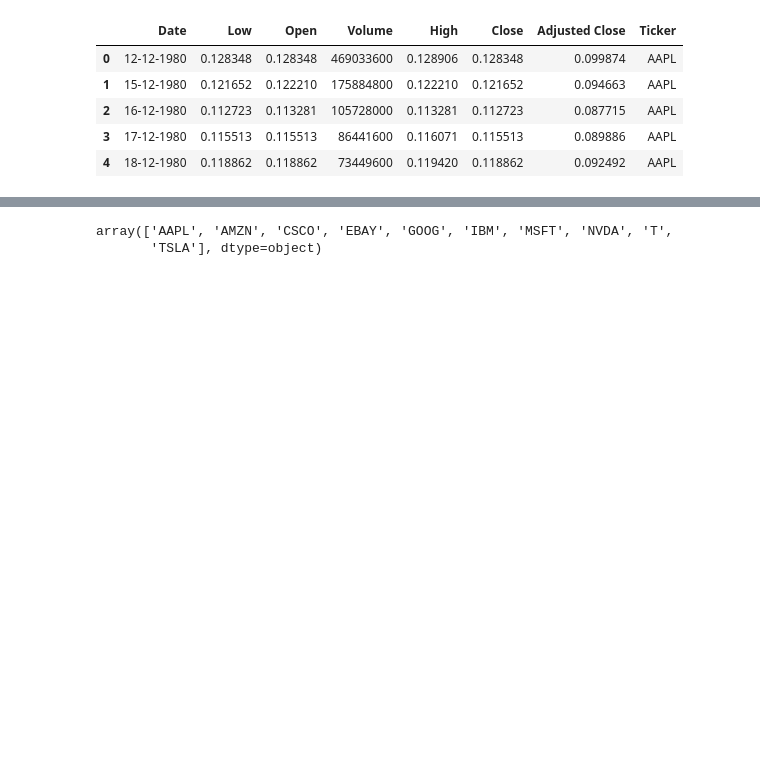
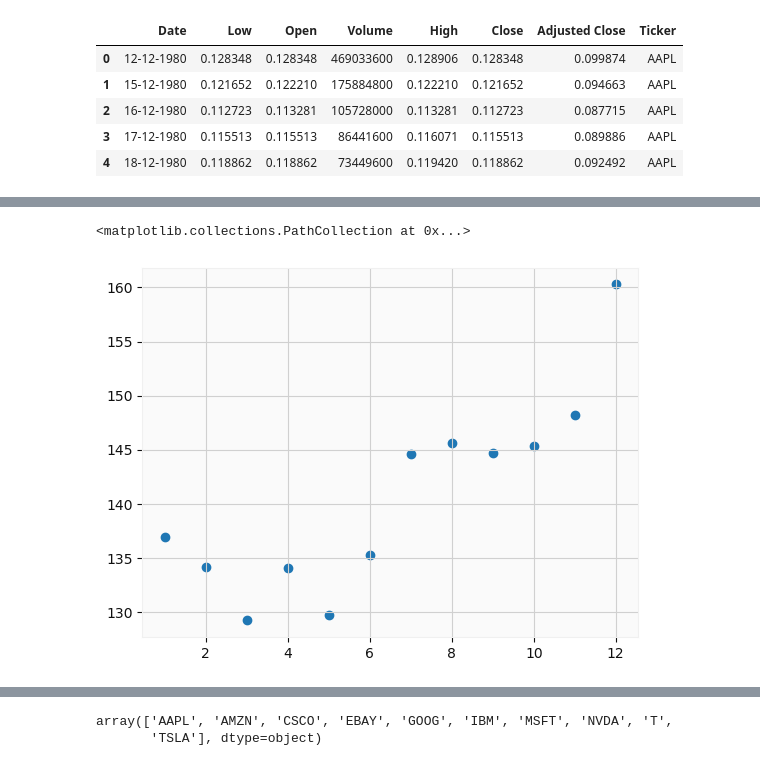
Before and after one commit to salvarenga25/StockMarket_Project, a Jupyter notebook: Stock_Analysis(CandestIck chart example code).ipynb, the cells around one changed output, grey strips where cells are left out. Drawn from its saved outputs; the diff is of its cells as text; code cells hidden in the pictures; blank space fills up the shorter version.

```diff
--- a/Stock_Analysis(CandestIck chart example code).ipynb
+++ b/Stock_Analysis(CandestIck chart example code).ipynb
@@ -91,3 +124,8 @@ data1['Month']=data1['Date'].dt.strftime('%B')
+# %%
+plt.scatter(test['Month'],test['Close'])
+# %% [output]
+<matplotlib.collections.PathCollection at 0x...>
+[figure, added]
 # %%
 data1[(data1['Ticker'] == "AAPL") & (data1['Year'] == 2021)].groupby(['Month'])['Close'].mean().sort_values().plot()
 # %% [output]
```
Also changed, not shown: parts of 30 cells of this notebook.
